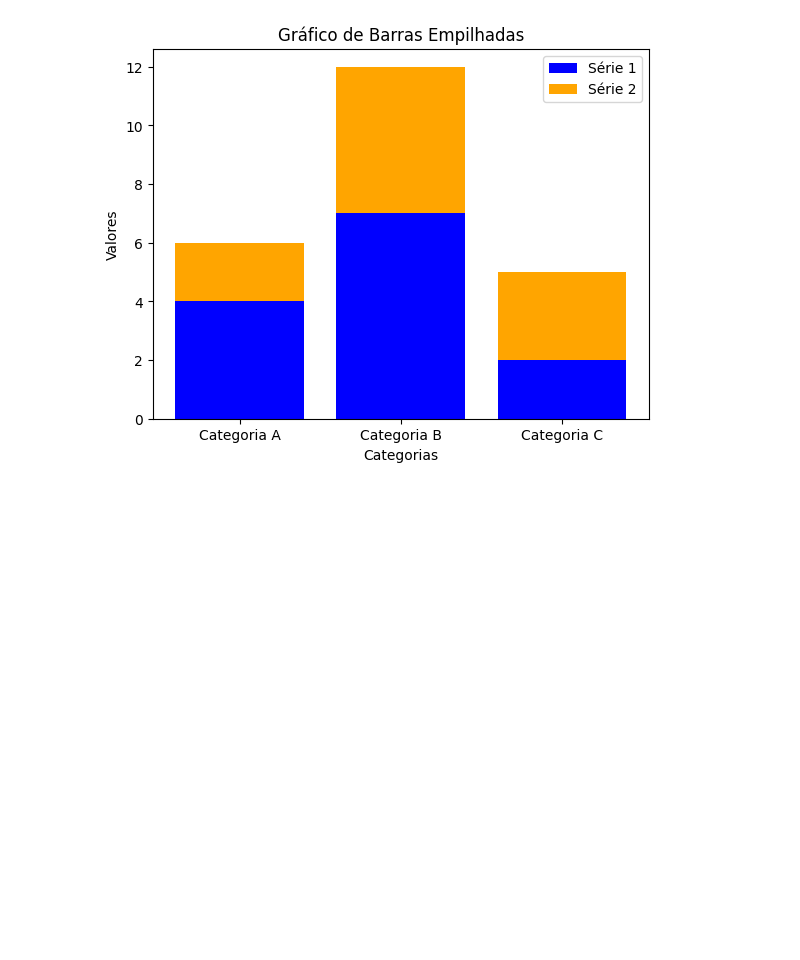
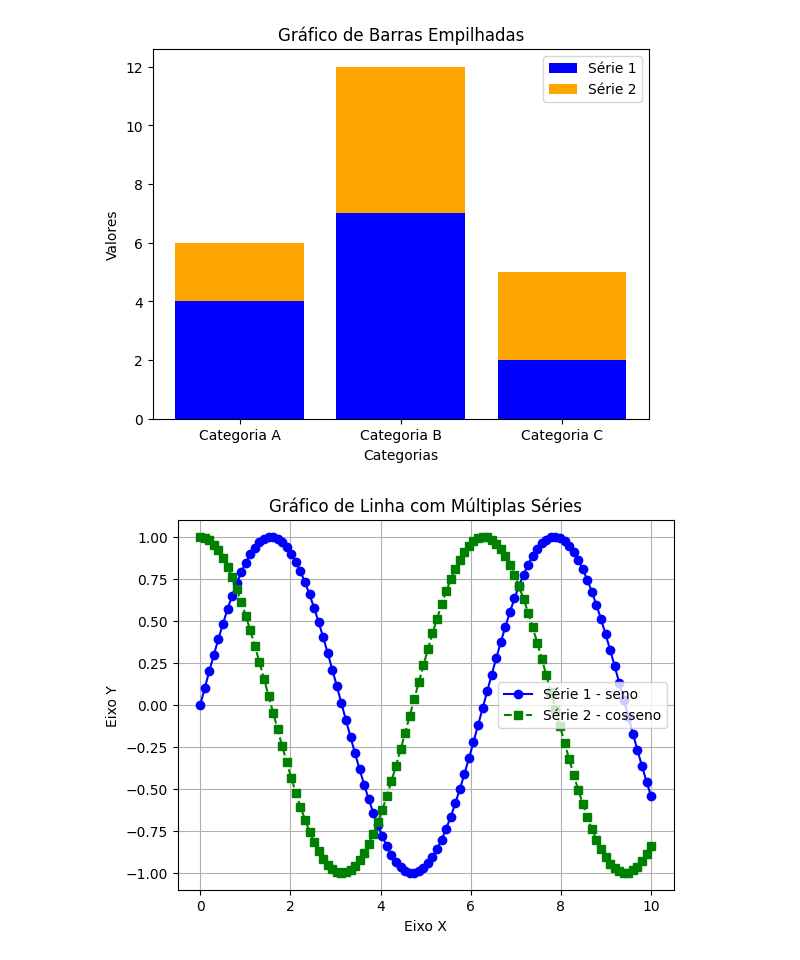
Before and after one commit to kono100/Graficos_em_Python, a Jupyter notebook: grafico.ipynb, the cells around one changed output. Saved outputs shown, nothing was run; the diff lists cells and outputs as text; code cells hidden in the pictures; blank space fills up the shorter version.

```diff
--- a/grafico.ipynb
+++ b/grafico.ipynb
@@ -158,3 +158,35 @@ plt.legend()
 plt.show()
 # %% [output]
 [figure]
+# %%
+# Grafico 7
+
+import matplotlib.pyplot as plt
+import numpy as np
+
+# Dados para o gráfico de linha com múltiplas séries
+x = np.linspace(0, 10, 100)
+y1 = np.sin(x)
+y2 = np.cos(x)
+
+# Criar o gráfico de linha com múltiplas séries
+plt.plot(x, y1, label='Série 1 - seno', color='blue', linestyle='-', marker='o')
+plt.plot(x, y2, label='Série 2 - cosseno', color='green', linestyle='--', marker='s')
+
+# Adicionar rótulos aos eixos
+plt.xlabel('Eixo X')
+plt.ylabel('Eixo Y')
+
+# Adicionar um título ao gráfico
+plt.title('Gráfico de Linha com Múltiplas Séries')
+
+# Adicionar uma legenda
+plt.legend()
+
+# Adicionar grade ao fundo do gráfico
+plt.grid(True)
+
+# Exibir o gráfico
+plt.show()
+# %% [output]
+[figure, added]
```
